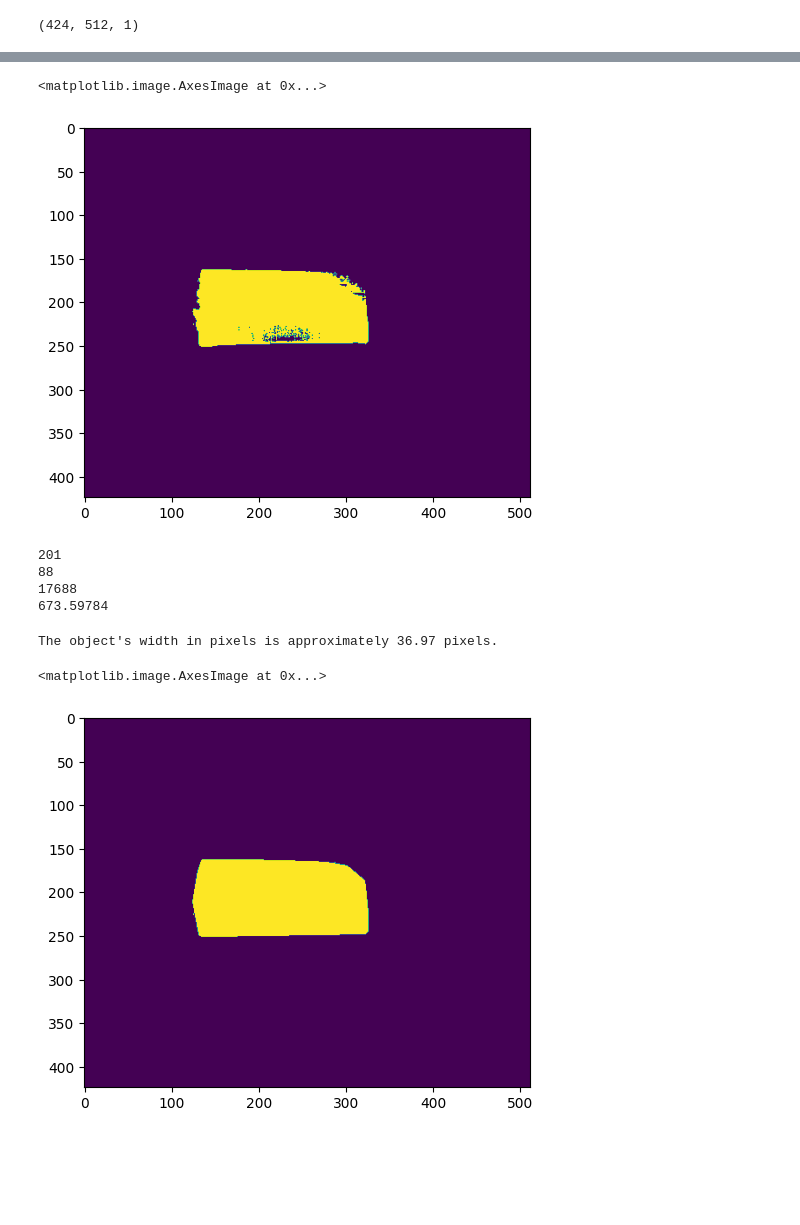
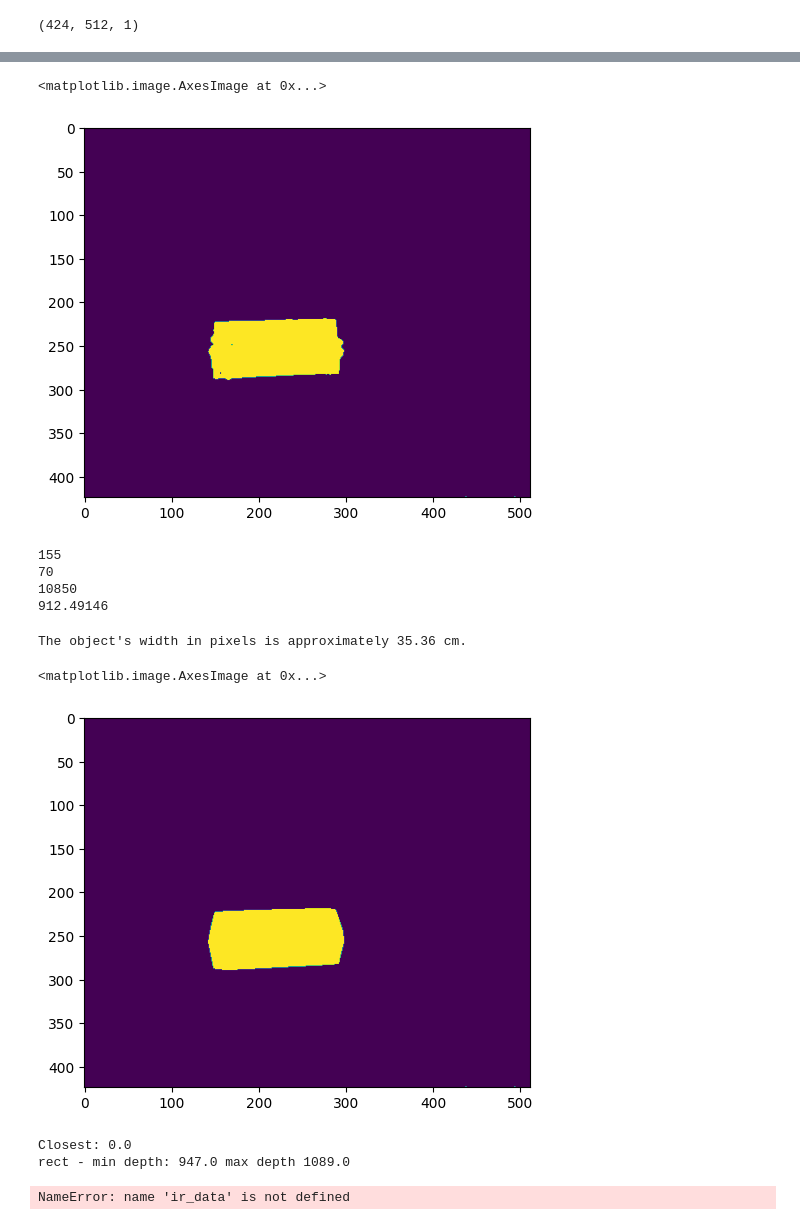
Before and after one commit to arturandre/LibKinect2, a Jupyter notebook: examples/measurements.ipynb, the cells around one changed output, grey strips where cells are left out. Drawn from its saved outputs; the diff is of its cells as text; code cells hidden in the pictures; blank space fills up the shorter version.

```diff
--- a/examples/measurements.ipynb
+++ b/examples/measurements.ipynb
@@ -3,6 +3,7 @@
 Demonstrating basic usage of Kinect2 cameras.
 """
 from libkinect2.utils import draw_skeleton, depth_map_to_image, ir_to_image
+import matplotlib.pyplot as plt
 import numpy as np
 import cv2
 import os
@@ -62,7 +63,7 @@ class Hdf5_Dataset():
         self.hf_handler.close()
 
 
-input_file = r"C:\Users\Artur Oliveira\projetosdev\LibKinect2\frames.h5"
+input_file = r"C:\Users\NTUG3\Documents\LibKinect2\frames_box.h5"
 
 
 with Hdf5_Dataset(input_file, readmode=True) as hf:
@@ -82,0 +78,3 @@ depth_maps[13].max()
+# %%
+framenum = 18
+depth_maps[framenum].max()
@@ -87,11 +118,13 @@ depth_maps[0].shape
 # %%
-r = 600
-m = 100
-box_mask = (depth_maps[13]>r) & (depth_maps[13]<r+m)
+r = 500
+m = 200
+depth_maps[framenum][:,:100,:] = 0
+closest = depth_maps[framenum][depth_maps[framenum]>r].min()
+box_mask = (depth_maps[framenum] > closest) & (depth_maps[framenum] < closest+m)
 plt.imshow(box_mask)
 # %% [output]
 <matplotlib.image.AxesImage at 0x...>
-[figure, old version]
+[figure, new version]
 # %%
 box_mask = box_mask.astype('uint8')*255
 # %%
@@ -113,21 +146,21 @@ miny = convex_hull.squeeze()[:,1].min()
 maxy = convex_hull.squeeze()[:,1].max()
 dy = maxy-miny
 area = (maxx-minx)*(maxy-miny)
-mean_dist = depth_maps[13][box_mask>1].mean()
+mean_dist = depth_maps[framenum][box_mask>1].mean()
 print(dx)
 print(dy)
 print(area)
 print(mean_dist) # Kinect gives points in mm ref: https://stackoverflow.com/a/9678900/3562468
 # %% [output]
-201
-88
-17688
-673.59784
+155
+70
+10850
+912.49146
 # %%
 # Known parameters
 # REF: https://stackoverflow.com/a/45481222/3562468
 box_cm = 35 # Referencial
-focal_length = 365.7 # Ref: https://www.semanticscholar.org/paper/Calibration-of-Kinect-for-Xbox-One-and-Comparison-Pagliari-Pinto/6efdd37a71f4cd3a7a0c82c89eabcbb223a11ea3
+focal_length = 400# 365.7 # Ref: https://www.semanticscholar.org/paper/Calibration-of-Kinect-for-Xbox-One-and-Comparison-Pagliari-Pinto/6efdd37a71f4cd3a7a0c82c89eabcbb223a11ea3
 horizontal_fov_deg = 70.6
 depth_map_width = 512
 
@@ -135,16 +168,16 @@ depth_map_width = 512
 degrees_per_pixel_horizontal = horizontal_fov_deg / depth_map_width
 
 # Calculate object width in pixels based on known width
-px_to_cm = dx *((mean_dist/10)/366.18)  #
+px_to_cm = dx *((mean_dist/10)/focal_length)  #
 
-print(f"The object's width in pixels is approximately {px_to_cm:.2f} pixels.")
+print(f"The object's width in pixels is approximately {px_to_cm:.2f} cm.")
 # %% [output]
-The object's width in pixels is approximately 36.97 pixels.
+The object's width in pixels is approximately 35.36 cm.
 # %%
 plt.imshow(convex_hull_image)
 # %% [output]
 <matplotlib.image.AxesImage at 0x...>
-[figure, old version]
+[figure, new version]
 # %%
     closest = depth_map.min()
     print(f"Closest: {closest}")
@@ -189,3 +222,7 @@ plt.imshow(convex_hull_image)
         break
 
 kinect.disconnect()
+# %% [output]
+Closest: 0.0
+rect - min depth: 947.0 max depth 1089.0
+NameError: name 'ir_data' is not defined
```
Also changed, not shown: parts of 9 cells of this notebook, 8 other files.
